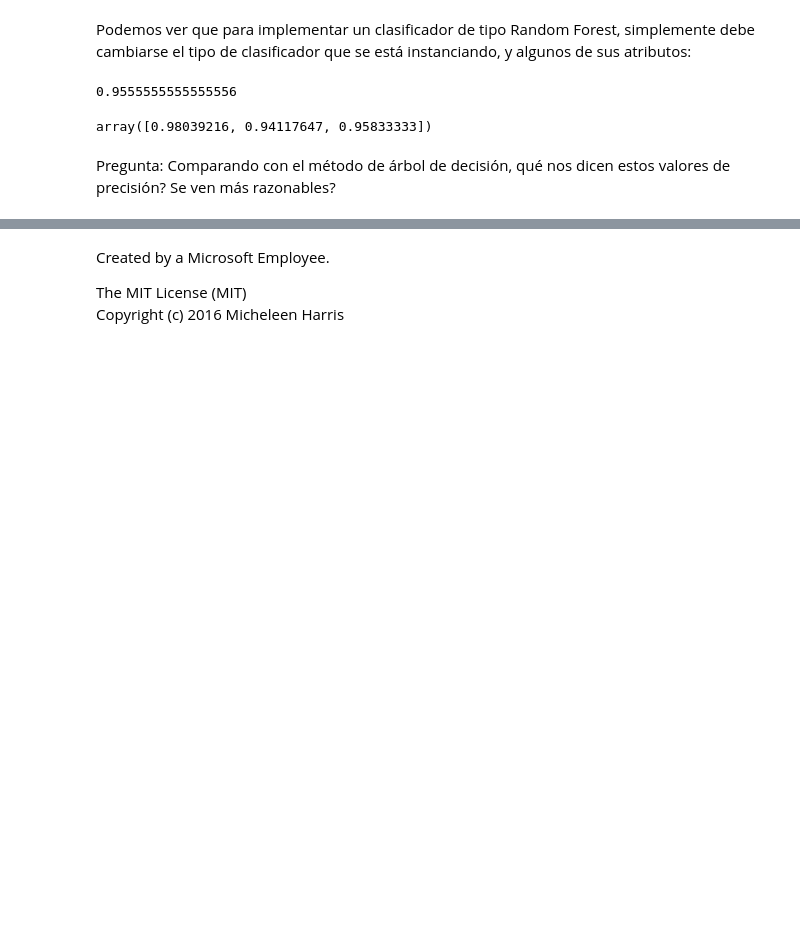
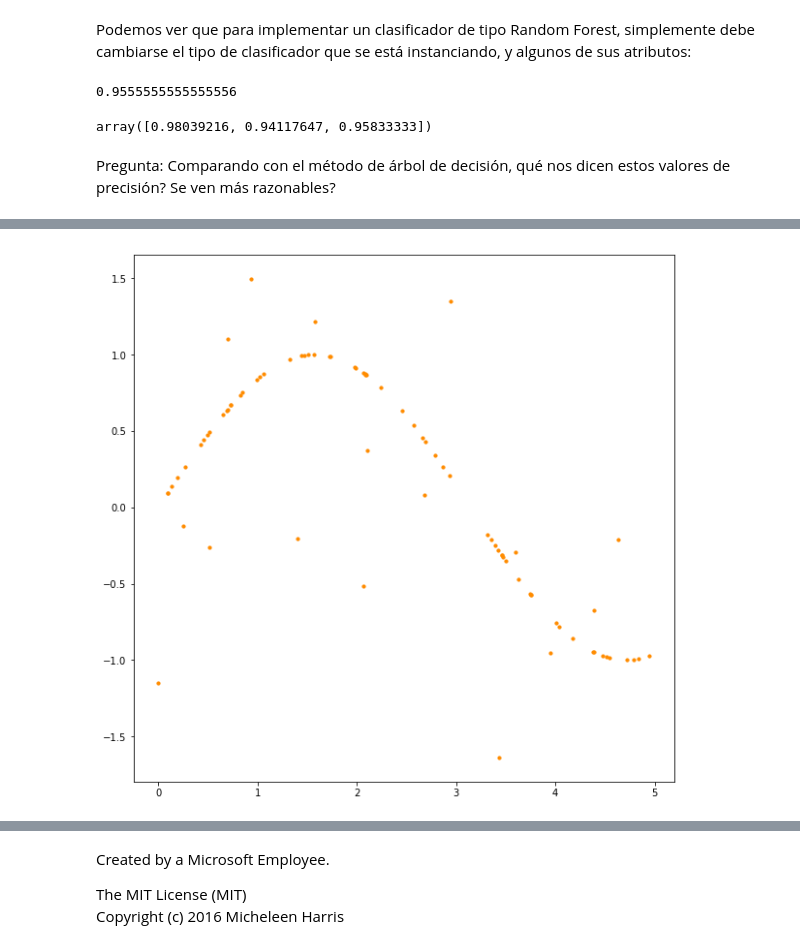
Before and after one commit to lesmedGutierrez/intro-to-sklearn, a Jupyter notebook: 04. Aprendizaje Supervisado.ipynb, the cells around one changed output, grey strips where cells are left out. Cells and saved outputs as stored; diff of their text form; code cells hidden in the pictures; blank space fills up the shorter version.

```diff
--- a/04. Aprendizaje Supervisado.ipynb
+++ b/04. Aprendizaje Supervisado.ipynb
@@ -230,0 +277,21 @@ Pregunta:  Comparando con el método de árbol de decisión, qué nos dicen esto
+# %%
+import numpy as np
+from sklearn.tree import DecisionTreeRegressor
+import matplotlib.pyplot as plt
+
+# Creamos un dataset aleatorio:
+rng = np.random.RandomState(1)
+
+X = np.sort(5 * rng.rand(80, 1), axis=0)
+
+y = np.sin(X).ravel()
+
+# Vamos a modificar cada 5 valores para que no sea tan facil estimarlo.
+y[::5] += 3 * (0.5 - rng.rand(16)) #<-- Que pasa si comentamos esta linea?
+
+# Mostrar los datos
+plt.figure(figsize=(10, 10))
+plt.scatter(X, y, s=10, c="darkorange", label="data")
+plt.show()
+# %% [output]
+[figure, added]
```
Also changed, not shown: parts of 10 cells of this notebook.
